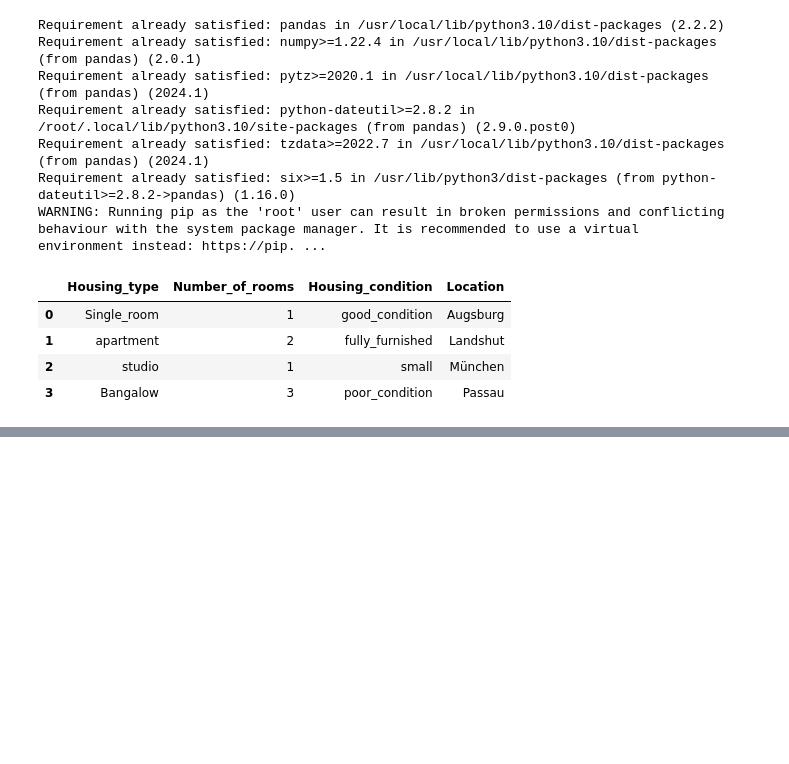
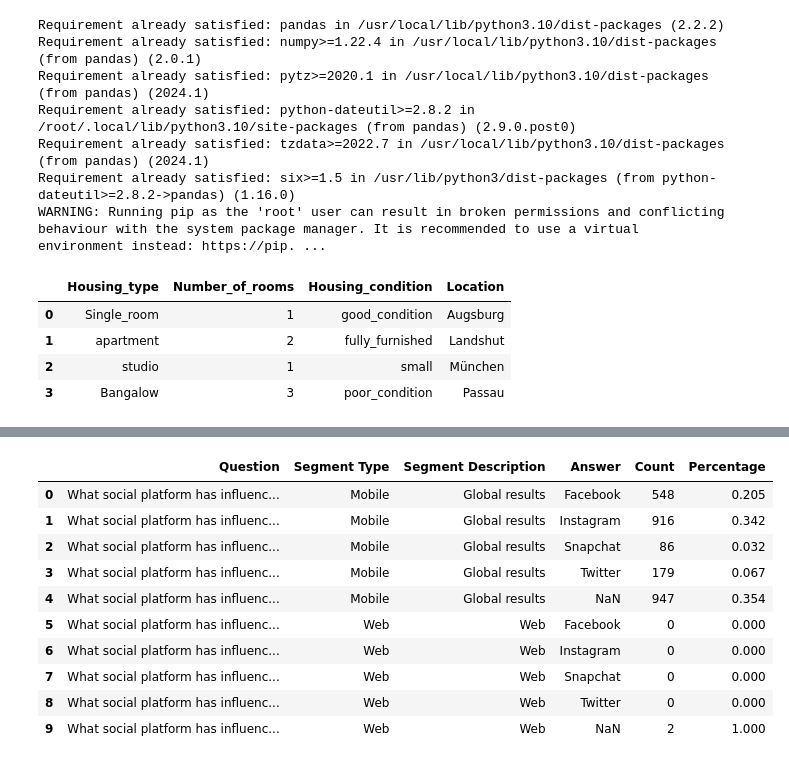
Before and after one commit to Emmanuella-bit/Test-repository, a Jupyter notebook: Homeworks.ipynb, the cells around one changed output, grey strips where cells are left out. Saved outputs shown, nothing was run; the diff lists cells and outputs as text; code cells hidden in the pictures; blank space fills up the shorter version.

```diff
--- a/Homeworks.ipynb
+++ b/Homeworks.ipynb
@@ -314,0 +344,15 @@ pd.DataFrame(class_data)
+# %%
+#show the first 10 data samples
+data.head(10)
+# %% [output]
+|  | Question | Segment Type | Segment Description | Answer | Count | Percentage |
+| 0 | What social platform has influenc... | Mobile | Global results | Facebook | 548 | 0.205 |
+| 1 | What social platform has influenc... | Mobile | Global results | Instagram | 916 | 0.342 |
+| 2 | What social platform has influenc... | Mobile | Global results | Snapchat | 86 | 0.032 |
+| 3 | What social platform has influenc... | Mobile | Global results | Twitter | 179 | 0.067 |
+| 4 | What social platform has influenc... | Mobile | Global results | NaN | 947 | 0.354 |
+| 5 | What social platform has influenc... | Web | Web | Facebook | 0 | 0.000 |
+| 6 | What social platform has influenc... | Web | Web | Instagram | 0 | 0.000 |
+| 7 | What social platform has influenc... | Web | Web | Snapchat | 0 | 0.000 |
+| 8 | What social platform has influenc... | Web | Web | Twitter | 0 | 0.000 |
+| 9 | What social platform has influenc... | Web | Web | NaN | 2 | 1.000 |
```
Also changed, not shown: parts of 11 cells of this notebook, 3 other files.
